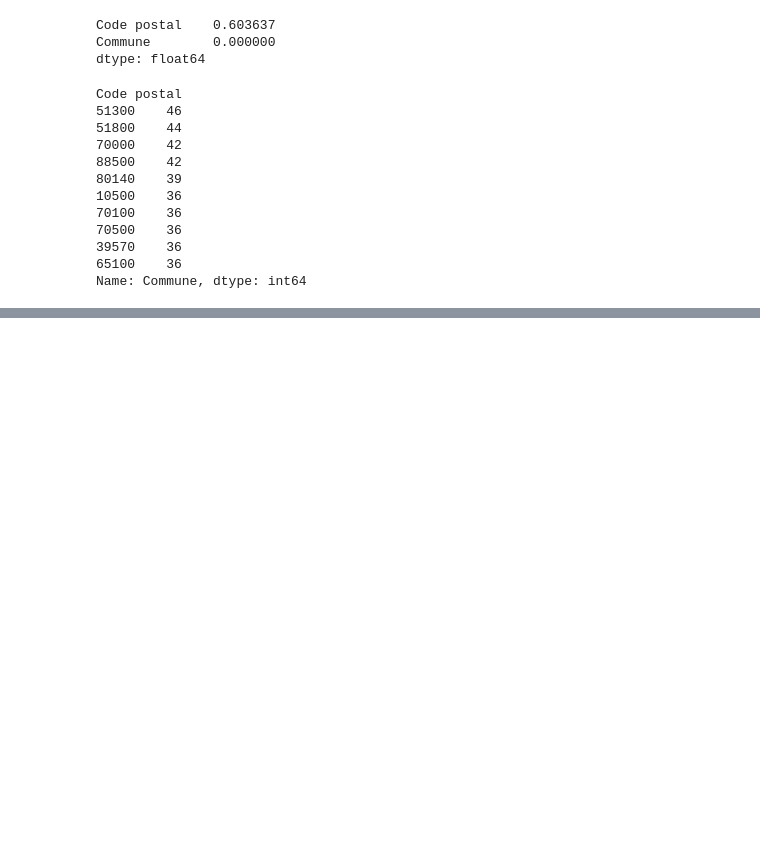
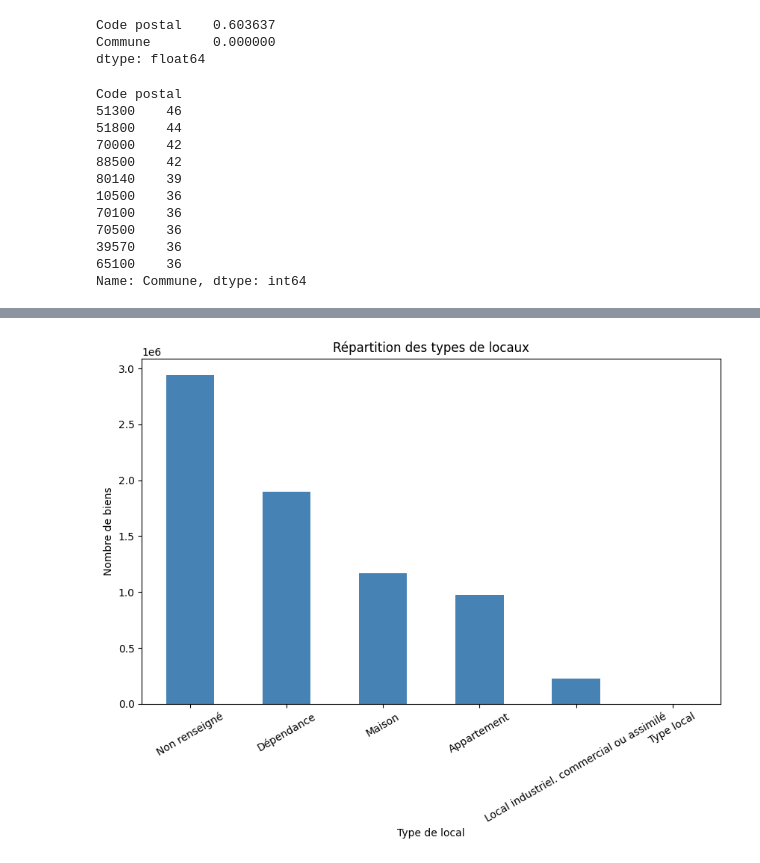
Before and after one commit to DataScientest-Studio/mars26_bds_immo, a Jupyter notebook: notebooks/Carine_Robles/Analyse_C.ipynb, the cells around one changed output, grey strips where cells are left out. Drawn from its saved outputs; the diff is of its cells as text; code cells hidden in the pictures; blank space fills up the shorter version.

```diff
--- a/notebooks/Carine_Robles/Analyse_C.ipynb
+++ b/notebooks/Carine_Robles/Analyse_C.ipynb
@@ -397,8 +581,6 @@ Type de voie    38.762739
 Voie             0.597580
 B/T/Q           95.516719
 dtype: float64
-# %%
-df = df.drop(columns=["No voie", "Type de voie", "B/T/Q"])
 # %% [markdown]
 ## Code postal ET Commune
  Localisation géographique
@@ -415,4 +612,4 @@ Ces variables sont essentielles pour l’analyse des prix immobiliers.
 # %%
-df["Code postal"] = df["Code postal"].astype(str).str.zfill(5)
-df["Commune"] = df["Commune"].astype("category")
-df["Code departement"] = df["Code departement"].astype(str)
+cols_geo = ["Code postal", "Commune", "Code departement", "Code commune"]
+
+df[cols_geo].isna().mean() * 100
@@ -478,0 +816,22 @@ Name: Commune, dtype: int64
+# %%
+import matplotlib.pyplot as plt
+
+# comptage des types
+counts = df["Type local"].value_counts(dropna=False)
+
+# remplacement du NaN pour lisibilité
+counts.index = counts.index.fillna("Non renseigné")
+
+plt.figure(figsize=(10,6))
+
+counts.plot(kind="bar", color="steelblue")
+
+plt.title("Répartition des types de locaux")
+plt.xlabel("Type de local")
+plt.ylabel("Nombre de biens")
+
+plt.xticks(rotation=30)
+
+plt.show()
+# %% [output]
+[figure, added]
```
Also changed, not shown: parts of 76 cells of this notebook.
